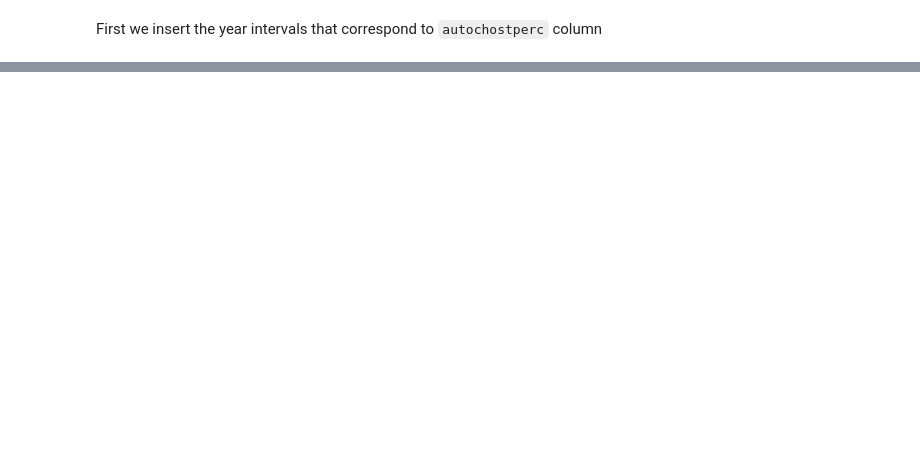
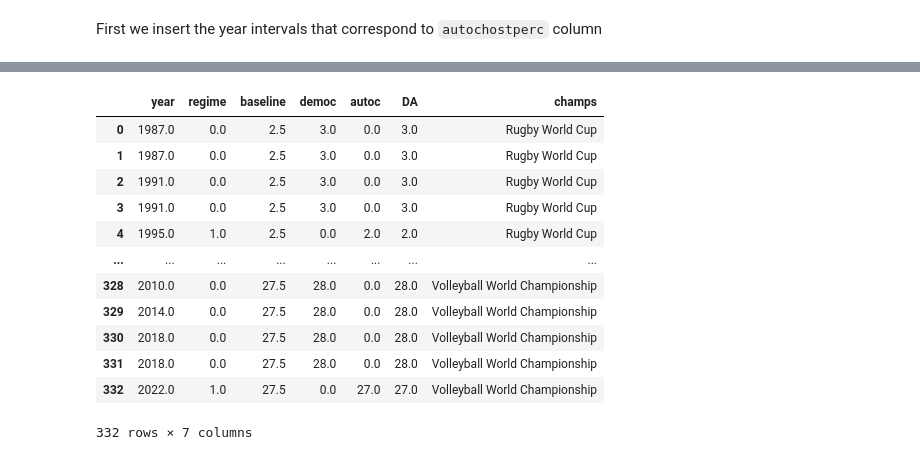
Before and after one commit to pdvass/ml_assignment2, a Jupyter notebook: Assignment_2.ipynb, the cells around one changed output, grey strips where cells are left out. Cells and saved outputs as stored; diff of their text form; code cells hidden in the pictures; blank space fills up the shorter version.

```diff
--- a/Assignment_2.ipynb
+++ b/Assignment_2.ipynb
@@ -229,0 +258,38 @@ Text(0, 0.5, 'Autocratic host regimes (in %)')
+# %%
+# fill with 0
+s1_1_1 = s1_1_1.fillna(0)
+
+# create DA
+s1_1_1['DA'] = np.where(s1_1_1['democ'] != 0.0, s1_1_1['democ'], s1_1_1['autoc'])
+s1_1_1 = s1_1_1.loc[s1_1_1['DA'] != 0.0] # remove any garbage values
+
+# create champs with lookup table
+champs = {
+    27.5: 'Volleyball World Championship',
+    25.0: 'Basketball World Cup',
+    22.5: 'World Table Tennis Championship',
+    20.0: 'World Handball Championship',
+    17.5: 'Cricket World Championship',
+    15.0: 'FIFA World Cup',
+    12.5: 'Ice Hockey World Championships',
+    10.0: 'World Athletic Championships',
+    7.5 : 'Summer Olympic Games',
+    5.0 : 'Winter Olympic Games',
+    2.5 : 'Rugby World Cup'
+}
+s1_1_1['champs'] = s1_1_1['baseline'].map(champs)
+s1_1_1
+# %% [output]
+|  | year | regime | baseline | democ | autoc | DA | champs |
+| 0 | 1987.0 | 0.0 | 2.5 | 3.0 | 0.0 | 3.0 | Rugby World Cup |
+| 1 | 1987.0 | 0.0 | 2.5 | 3.0 | 0.0 | 3.0 | Rugby World Cup |
+| 2 | 1991.0 | 0.0 | 2.5 | 3.0 | 0.0 | 3.0 | Rugby World Cup |
+| 3 | 1991.0 | 0.0 | 2.5 | 3.0 | 0.0 | 3.0 | Rugby World Cup |
+| 4 | 1995.0 | 1.0 | 2.5 | 0.0 | 2.0 | 2.0 | Rugby World Cup |
+| ... | ... | ... | ... | ... | ... | ... | ... |
+| 328 | 2010.0 | 0.0 | 27.5 | 28.0 | 0.0 | 28.0 | Volleyball World Championship |
+| 329 | 2014.0 | 0.0 | 27.5 | 28.0 | 0.0 | 28.0 | Volleyball World Championship |
+| 330 | 2018.0 | 0.0 | 27.5 | 28.0 | 0.0 | 28.0 | Volleyball World Championship |
+| 331 | 2018.0 | 0.0 | 27.5 | 28.0 | 0.0 | 28.0 | Volleyball World Championship |
+| 332 | 2022.0 | 1.0 | 27.5 | 0.0 | 27.0 | 27.0 | Volleyball World Championship |
+332 rows × 7 columns
```
Also changed, not shown: parts of 11 cells of this notebook, 2 other files.
